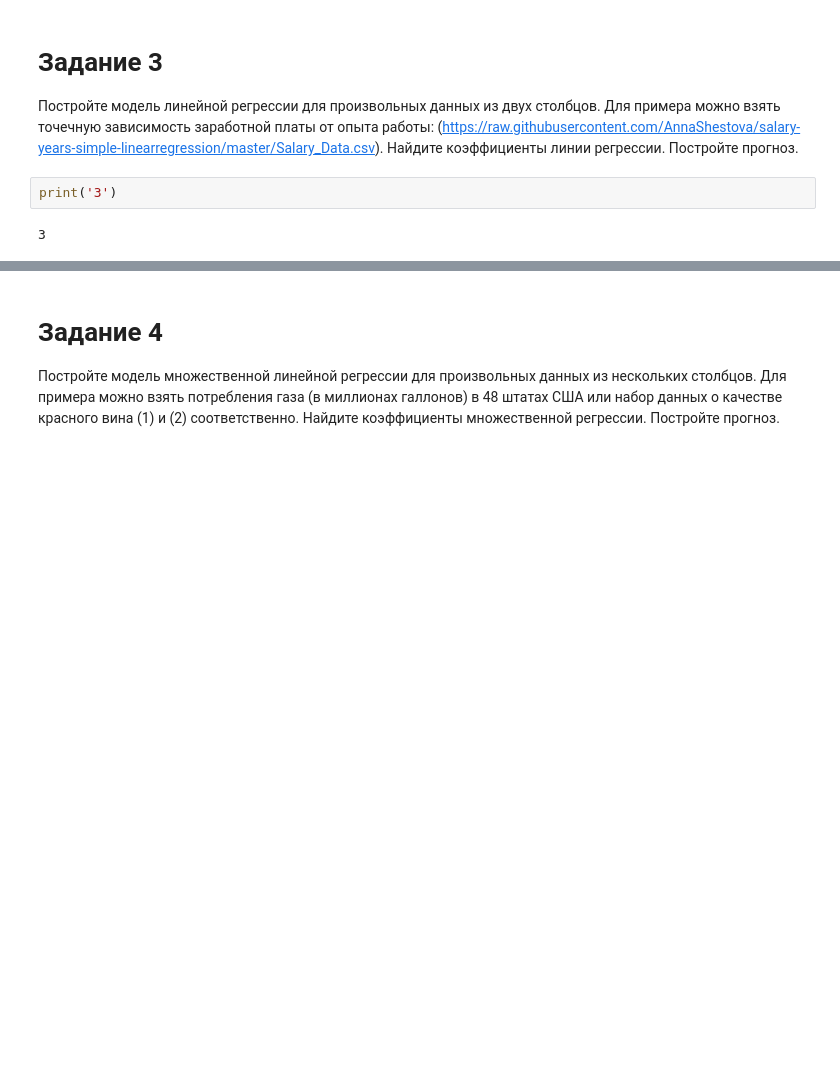
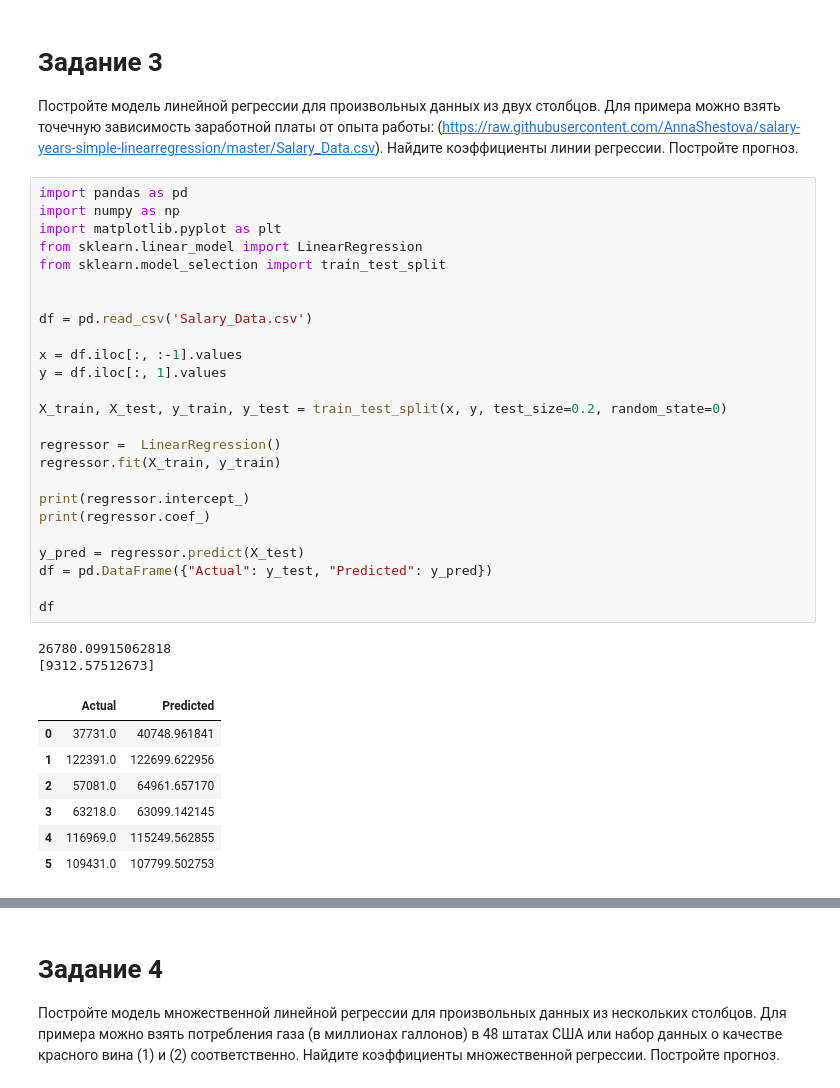
Before and after one commit to Vlad1000nn/MyGit, a Jupyter notebook: University/3 sem/AI/Pract4/pract_4.ipynb, the cells around one changed output, grey strips where cells are left out. Cells and saved outputs as stored; diff of their text form; blank space fills up the shorter version.

```diff
--- a/University/3 sem/AI/Pract4/pract_4.ipynb
+++ b/University/3 sem/AI/Pract4/pract_4.ipynb
@@ -160,7 +160,38 @@ if __name__ == "__main__":
 опыта работы:
 (https://raw.githubusercontent.com/AnnaShestova/salary-years-simple-linearregression/master/Salary_Data.csv).
 Найдите коэффициенты линии регрессии. Постройте прогноз.
-# %%
-print('3')
-# %% [output]
-3
+# %%
+import pandas as pd
+import numpy as np
+import matplotlib.pyplot as plt
+from sklearn.linear_model import LinearRegression
+from sklearn.model_selection import train_test_split
+
+
+df = pd.read_csv('Salary_Data.csv')
+
+x = df.iloc[:, :-1].values
+y = df.iloc[:, 1].values
+
+X_train, X_test, y_train, y_test = train_test_split(x, y, test_size=0.2, random_state=0)
+
+regressor =  LinearRegression()
+regressor.fit(X_train, y_train)
+
+print(regressor.intercept_)
+print(regressor.coef_)
+
+y_pred = regressor.predict(X_test)
+df = pd.DataFrame({"Actual": y_test, "Predicted": y_pred})
+
+df
+# %% [output]
+26780.09915062818
+[9312.57512673]
+|  | Actual | Predicted |
+| 0 | 37731.0 | 40748.961841 |
+| 1 | 122391.0 | 122699.622956 |
+| 2 | 57081.0 | 64961.657170 |
+| 3 | 63218.0 | 63099.142145 |
+| 4 | 116969.0 | 115249.562855 |
+| 5 | 109431.0 | 107799.502753 |
```
Also changed, not shown: parts of 5 cells of this notebook, 2 other files.
